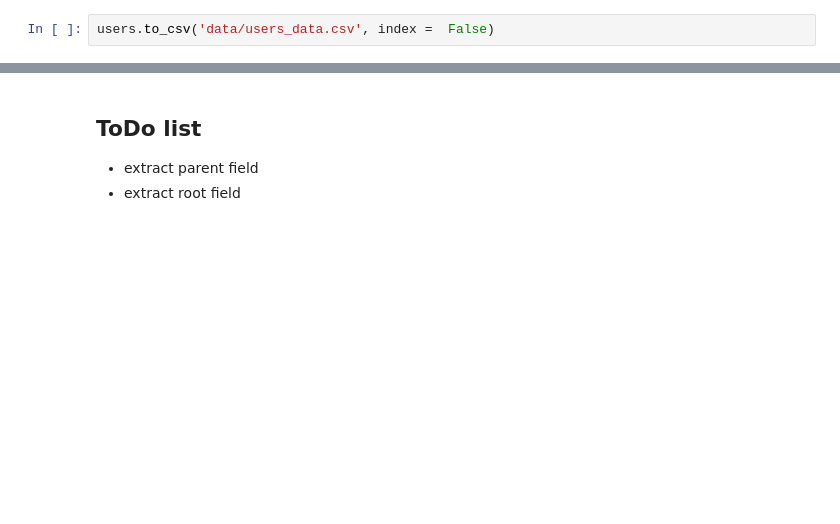
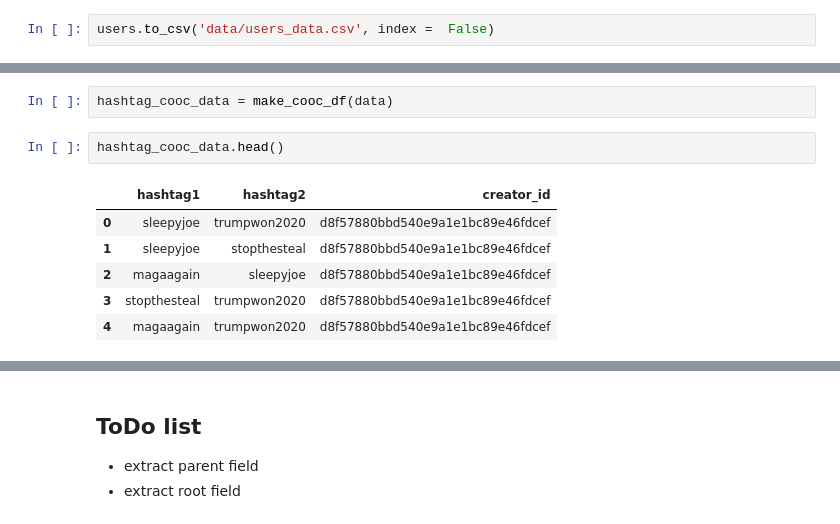
Before and after one commit to sipka/AltRight, a Jupyter notebook: extract_transform_load.ipynb, the cells around one changed output, grey strips where cells are left out. Drawn from its saved outputs; the diff is of its cells as text; blank space fills up the shorter version.

```diff
--- a/extract_transform_load.ipynb
+++ b/extract_transform_load.ipynb
@@ -435,0 +455,11 @@ users.to_csv('data/users_data.csv', index =  False)
+# %%
+hashtag_cooc_data = make_cooc_df(data)
+# %%
+hashtag_cooc_data.head()
+# %% [output]
+|  | hashtag1 | hashtag2 | creator_id |
+| 0 | sleepyjoe | trumpwon2020 | d8f57880bbd540e9a1e1bc89e46fdcef |
+| 1 | sleepyjoe | stopthesteal | d8f57880bbd540e9a1e1bc89e46fdcef |
+| 2 | magaagain | sleepyjoe | d8f57880bbd540e9a1e1bc89e46fdcef |
+| 3 | stopthesteal | trumpwon2020 | d8f57880bbd540e9a1e1bc89e46fdcef |
+| 4 | magaagain | trumpwon2020 | d8f57880bbd540e9a1e1bc89e46fdcef |
```
Also changed, not shown: parts of 11 cells of this notebook, 1 other file.
